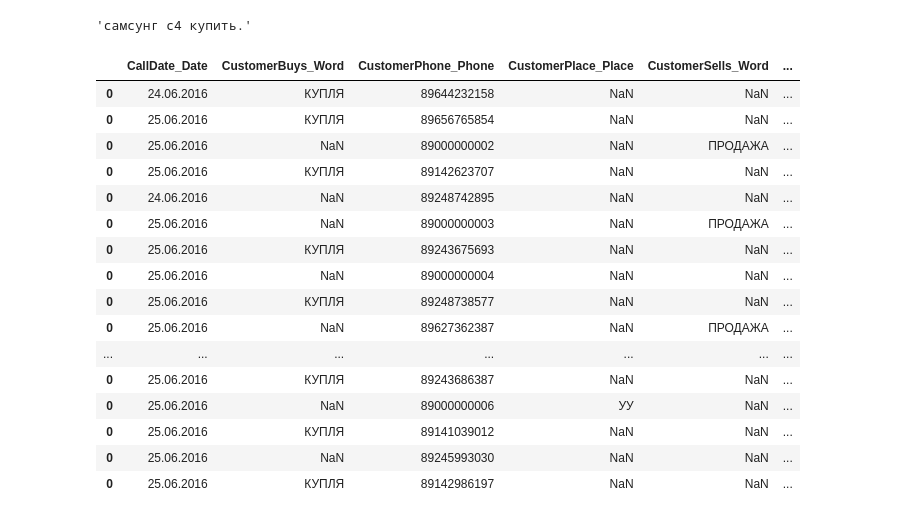
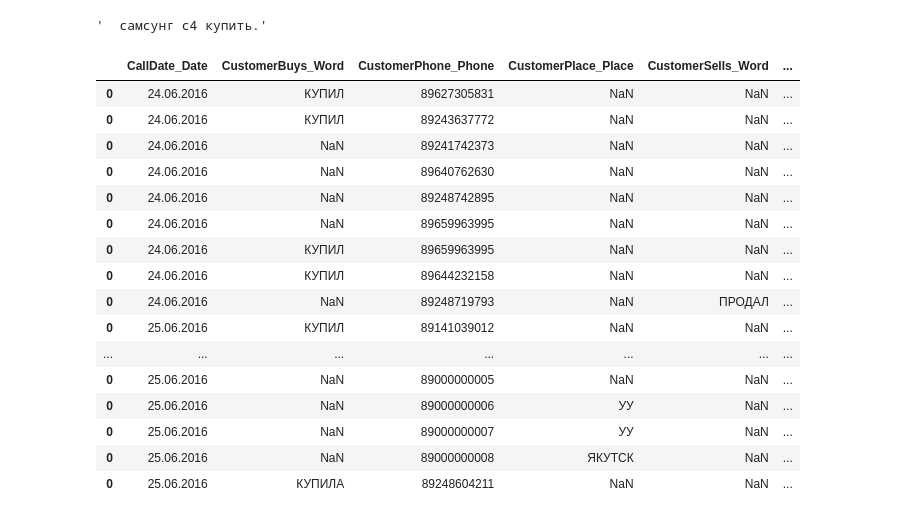
Before and after one commit to oshavrov/typhone_tomita, a Jupyter notebook: IO/handle features.ipynb, the cells around one changed output. Cells and saved outputs as stored; diff of their text form; code cells hidden in the pictures.

```diff
--- a/IO/handle features.ipynb
+++ b/IO/handle features.ipynb
@@ -29,7 +29,8 @@ def remove_explicit_from_sentence(xml_sentence):
     def remove_target_node(xml_sentence, target_template):
         for node in xml_sentence:
             if re.search(target_template, node.attrib["lemma"]):
-                xml_sentence.remove(node)
+                node.text = ''
+
     # to remove
     phoneno = re.compile(r'\d{11}')
     date = DATE_TEMPLATE
@@ -60,7 +61,7 @@ one = make_dict_of_leads()['0']
 
 one
 # %% [output]
-'самсунг с4 купить.'
+'  самсунг с4 купить.'
 # %%
 # todo: помнить о тексте лида. Там выделены факты прямо в разметке - полезно при выводе информации в веб-интерфейсе
 
@@ -85,8 +86,8 @@ def make_common_table():
         try:
             elems = facts[lead]
             one_sentence = leads[lead]
-            cols = ["conversation"]
-            values = [one_sentence]
+            cols = ["lead_id", "conversation"]
+            values = [lead, one_sentence]
             for fact_name in elems:
                 for fact_field in fact_name:
                     cols.append(fact_name.tag + "_" + fact_field.tag)
@@ -102,27 +103,28 @@ def make_common_table():
     return calls
 # %%
 calls = make_common_table()
-
+calls["lead_id"] = calls["lead_id"].map(int)
+calls = calls.sort_values(by="lead_id")
 calls.to_excel("whole_table.xlsx")
 calls
 # %% [output]
 |  | CallDate_Date | CustomerBuys_Word | CustomerPhone_Phone | CustomerPlace_Place | CustomerSells_Word | ... |
-| 0 | 24.06.2016 | КУПЛЯ | 89644232158 | NaN | NaN | ... |
-| 0 | 25.06.2016 | КУПЛЯ | 89656765854 | NaN | NaN | ... |
-| 0 | 25.06.2016 | NaN | 89000000002 | NaN | ПРОДАЖА | ... |
-| 0 | 25.06.2016 | КУПЛЯ | 89142623707 | NaN | NaN | ... |
+| 0 | 24.06.2016 | КУПИЛ | 89627305831 | NaN | NaN | ... |
+| 0 | 24.06.2016 | КУПИЛ | 89243637772 | NaN | NaN | ... |
+| 0 | 24.06.2016 | NaN | 89241742373 | NaN | NaN | ... |
+| 0 | 24.06.2016 | NaN | 89640762630 | NaN | NaN | ... |
 | 0 | 24.06.2016 | NaN | 89248742895 | NaN | NaN | ... |
-| 0 | 25.06.2016 | NaN | 89000000003 | NaN | ПРОДАЖА | ... |
-| 0 | 25.06.2016 | КУПЛЯ | 89243675693 | NaN | NaN | ... |
-| 0 | 25.06.2016 | NaN | 89000000004 | NaN | NaN | ... |
-| 0 | 25.06.2016 | КУПЛЯ | 89248738577 | NaN | NaN | ... |
-| 0 | 25.06.2016 | NaN | 89627362387 | NaN | ПРОДАЖА | ... |
+| 0 | 24.06.2016 | NaN | 89659963995 | NaN | NaN | ... |
+| 0 | 24.06.2016 | КУПИЛ | 89659963995 | NaN | NaN | ... |
+| 0 | 24.06.2016 | КУПИЛ | 89644232158 | NaN | NaN | ... |
+| 0 | 24.06.2016 | NaN | 89248719793 | NaN | ПРОДАЛ | ... |
+| 0 | 25.06.2016 | КУПИЛ | 89141039012 | NaN | NaN | ... |
 | ... | ... | ... | ... | ... | ... | ... |
-| 0 | 25.06.2016 | КУПЛЯ | 89243686387 | NaN | NaN | ... |
+| 0 | 25.06.2016 | NaN | 89000000005 | NaN | NaN | ... |
 | 0 | 25.06.2016 | NaN | 89000000006 | УУ | NaN | ... |
-| 0 | 25.06.2016 | КУПЛЯ | 89141039012 | NaN | NaN | ... |
-| 0 | 25.06.2016 | NaN | 89245993030 | NaN | NaN | ... |
-| 0 | 25.06.2016 | КУПЛЯ | 89142986197 | NaN | NaN | ... |
+| 0 | 25.06.2016 | NaN | 89000000007 | УУ | NaN | ... |
+| 0 | 25.06.2016 | NaN | 89000000008 | ЯКУТСК | NaN | ... |
+| 0 | 25.06.2016 | КУПИЛА | 89248604211 | NaN | NaN | ... |
 # %%
 #pawn = calls[calls.Pawn_Word.notnull()].to_excel("pawn.xlsx")
 buy_out = calls[calls.CustomerBuys_Word.notnull()].to_excel("buy_out.xlsx")
```
